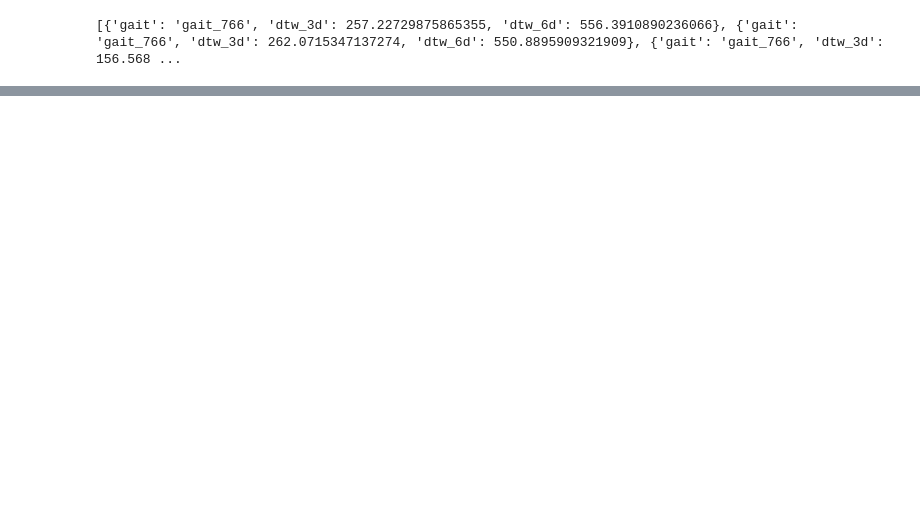
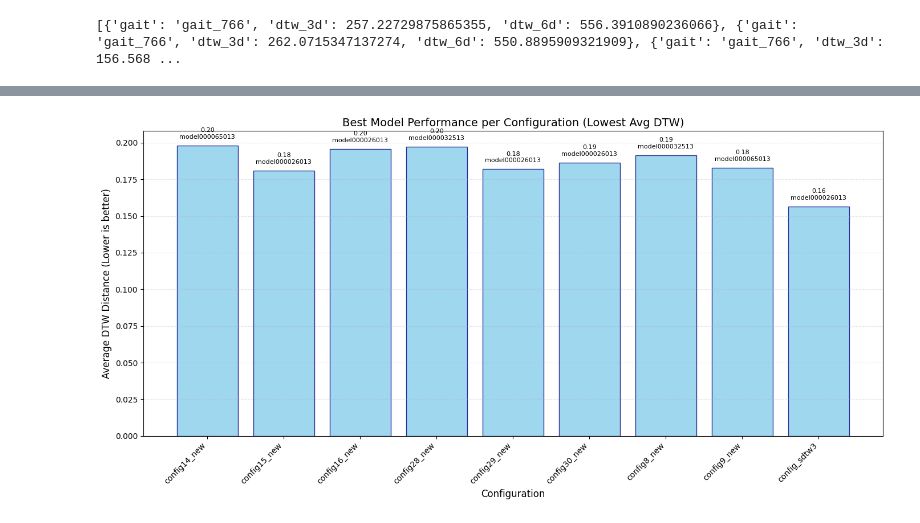
Before and after one commit to Rui1818/3d_motion_generation_cp, a Jupyter notebook: stats.ipynb, the cells around one changed output, grey strips where cells are left out. Cells and saved outputs as stored; diff of their text form; code cells hidden in the pictures; blank space fills up the shorter version.

```diff
--- a/stats.ipynb
+++ b/stats.ipynb
@@ -335,0 +504,4 @@ print(all_resultsresults)
+# %%
+plot_best_models("results/sixd_baseline", 'dtw_distance_geodesic')
+# %% [output]
+[figure, added]
```
Also changed, not shown: parts of 7 cells of this notebook, 8 other files.
